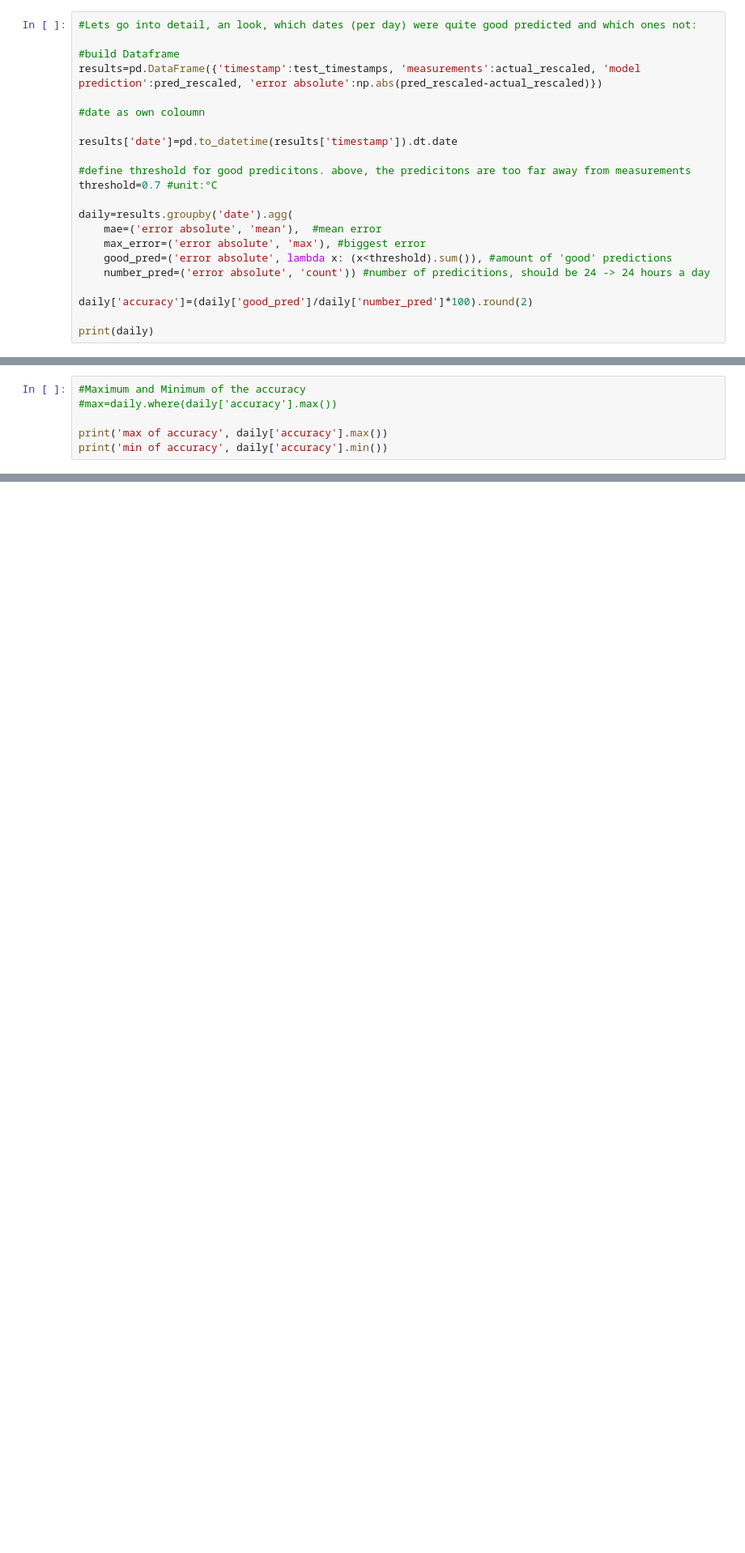
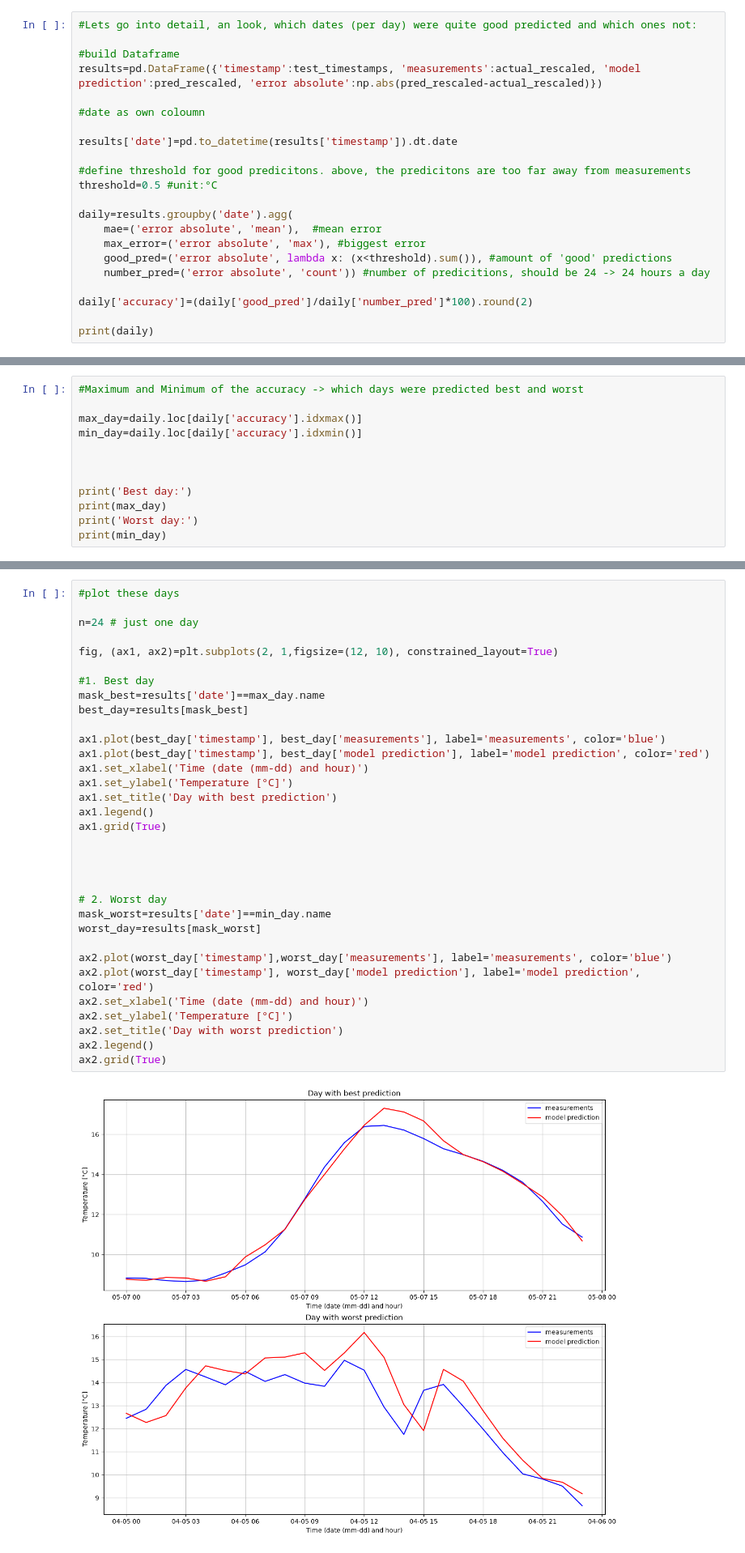
Before and after one commit to sbauer01/ML-project, a Jupyter notebook: model.ipynb, the cells around one changed output, grey strips where cells are left out. Shown at 81% size. Cells and saved outputs as stored; diff of their text form; blank space fills up the shorter version.

Commit message:
looked into the worst and best day and evaluate if night or day predicition is better

```diff
--- a/model.ipynb
+++ b/model.ipynb
@@ -265,7 +265,7 @@ results=pd.DataFrame({'timestamp':test_timestamps, 'measurements':actual_rescale
 results['date']=pd.to_datetime(results['timestamp']).dt.date
 
 #define threshold for good predicitons. above, the predicitons are too far away from measurements
-threshold=0.7 #unit:°C
+threshold=0.5 #unit:°C
 
 daily=results.groupby('date').agg(
     mae=('error absolute', 'mean'),  #mean error
@@ -293,9 +293,15 @@ date
 
 [91 rows x 5 columns]
 # %%
-#Maximum and Minimum of the accuracy
-#max=daily.where(daily['accuracy'].max())
+#Maximum and Minimum of the accuracy -> which days were predicted best and worst
 
-print('max of accuracy', daily['accuracy'].max())
-print('min of accuracy', daily['accuracy'].min())
+max_day=daily.loc[daily['accuracy'].idxmax()]
+min_day=daily.loc[daily['accuracy'].idxmin()]
+
+
+
+print('Best day:')
+print(max_day)
+print('Worst day:')
+print(min_day)
 # %% [output]
@@ -303,0 +322,35 @@ min of accuracy 16.67
+# %%
+#plot these days
+
+n=24 # just one day
+
+fig, (ax1, ax2)=plt.subplots(2, 1,figsize=(12, 10), constrained_layout=True)
+
+#1. Best day
+mask_best=results['date']==max_day.name
+best_day=results[mask_best]
+
+ax1.plot(best_day['timestamp'], best_day['measurements'], label='measurements', color='blue')
+ax1.plot(best_day['timestamp'], best_day['model prediction'], label='model prediction', color='red')
+ax1.set_xlabel('Time (date (mm-dd) and hour)')
+ax1.set_ylabel('Temperature [°C]')
+ax1.set_title('Day with best prediction')
+ax1.legend()
+ax1.grid(True)
+
+
+
+
+# 2. Worst day
+mask_worst=results['date']==min_day.name
+worst_day=results[mask_worst]
+
+ax2.plot(worst_day['timestamp'],worst_day['measurements'], label='measurements', color='blue')
+ax2.plot(worst_day['timestamp'], worst_day['model prediction'], label='model prediction', color='red')
+ax2.set_xlabel('Time (date (mm-dd) and hour)')
+ax2.set_ylabel('Temperature [°C]')
+ax2.set_title('Day with worst prediction')
+ax2.legend()
+ax2.grid(True)
+# %% [output]
+[figure, added]
```
Also changed, not shown: parts of 7 cells of this notebook.
